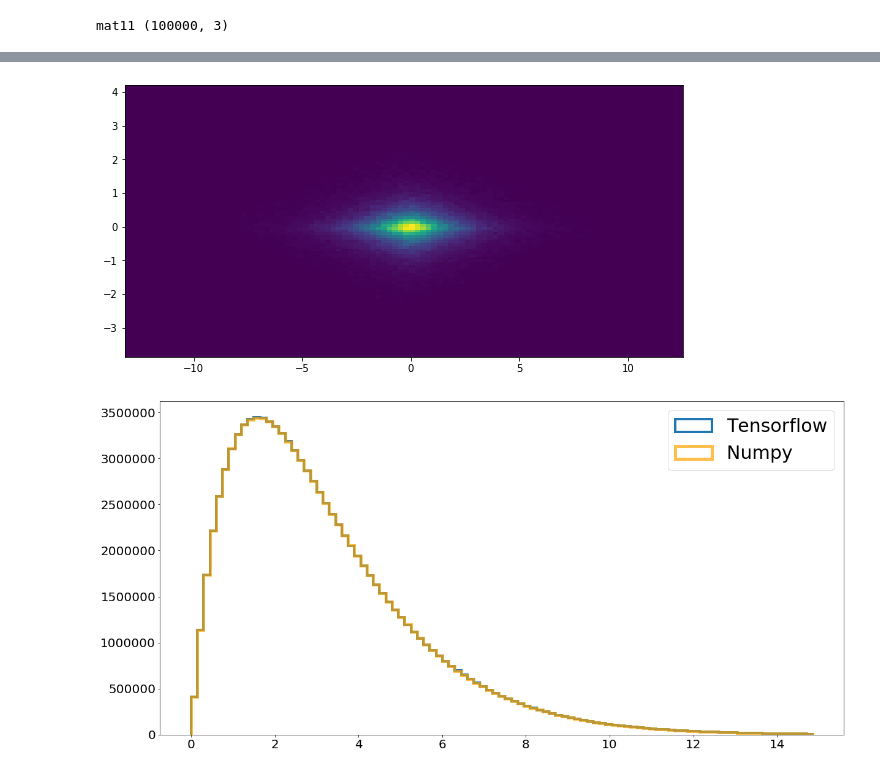
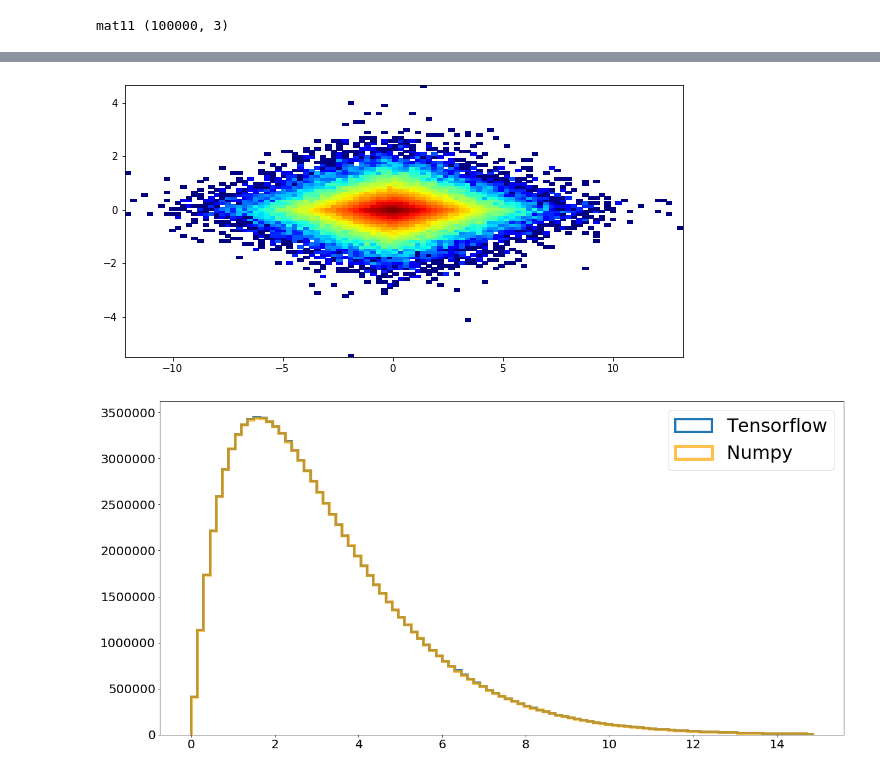
Before and after one commit to RogerMor/LMCpaper, a Jupyter notebook: LMC-disk-simul-TensorFlowvsNumpyBad.ipynb, the cells around one changed output, grey strips where cells are left out. Saved outputs shown, nothing was run; the diff lists cells and outputs as text; code cells hidden in the pictures.

```diff
--- a/LMC-disk-simul-TensorFlowvsNumpyBad.ipynb
+++ b/LMC-disk-simul-TensorFlowvsNumpyBad.ipynb
@@ -1059,15 +1059,15 @@ plt.show()
 # %%
 x=xyz_propern[:,0]
 y=xyz_propern[:,1]
 z=xyz_propern[:,2]
 
 
 
 plt.figure(figsize=(10,5))
-plt.hist2d(x,z,100)
+plt.hist2d(x,z,100,cmap='jet',norm=LogNorm())
 plt.show()
 # %% [output]
-[figure, old version]
+[figure, new version]
 # %%
 r1 = tfd.Gamma(concentration=2, rate=1/1.6).sample(100000000 )
 r2 =np.random.gamma(shape = 2,scale = 1.6, size = 100000000)
```
Also changed, not shown: parts of 7 cells of this notebook.
